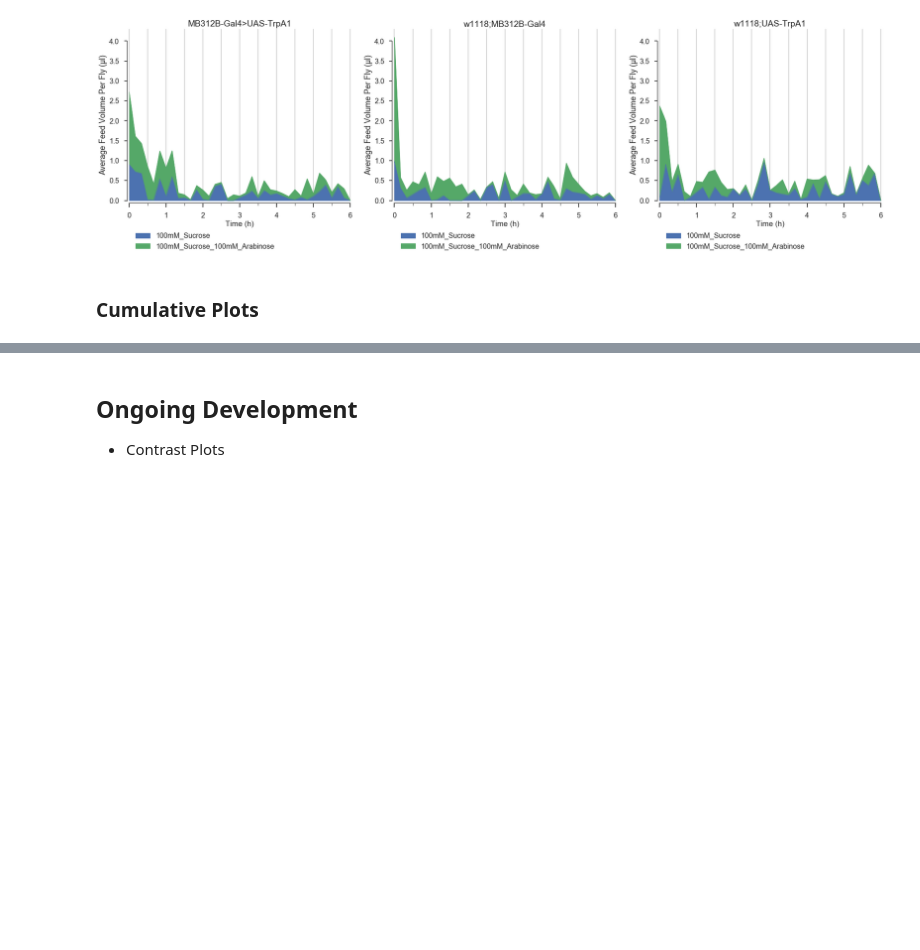
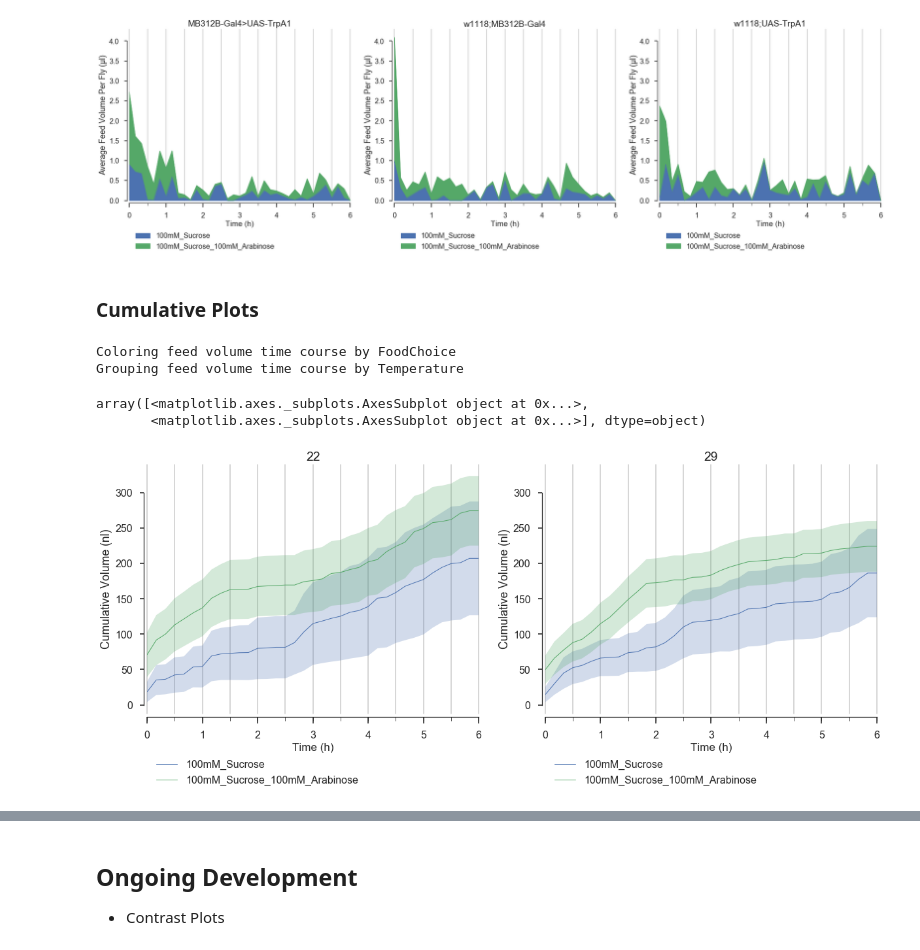
Before and after one commit to ACCLAB/espresso, a Jupyter notebook: jupyter-nb/espresso demo.ipynb, the cells around one changed output, grey strips where cells are left out. Saved outputs shown, nothing was run; the diff lists cells and outputs as text; code cells hidden in the pictures; blank space fills up the shorter version.

```diff
--- a/jupyter-nb/espresso demo.ipynb
+++ b/jupyter-nb/espresso demo.ipynb
@@ -143,4 +143,12 @@ array([<matplotlib.axes._subplots.AxesSubplot object at 0x...>,
 [figure]
 # %% [markdown]
 ### Cumulative Plots
+# %%
+mb312b.plot.cumulative.consumption(color_by='FoodChoice',group_by='Temperature')
+# %% [output]
+Coloring feed volume time course by FoodChoice
+Grouping feed volume time course by Temperature
+array([<matplotlib.axes._subplots.AxesSubplot object at 0x...>,
+       <matplotlib.axes._subplots.AxesSubplot object at 0x...>], dtype=object)
+[figure, added]
 # %%
```
Also changed, not shown: parts of 1 cell of this notebook, 2 other files.
